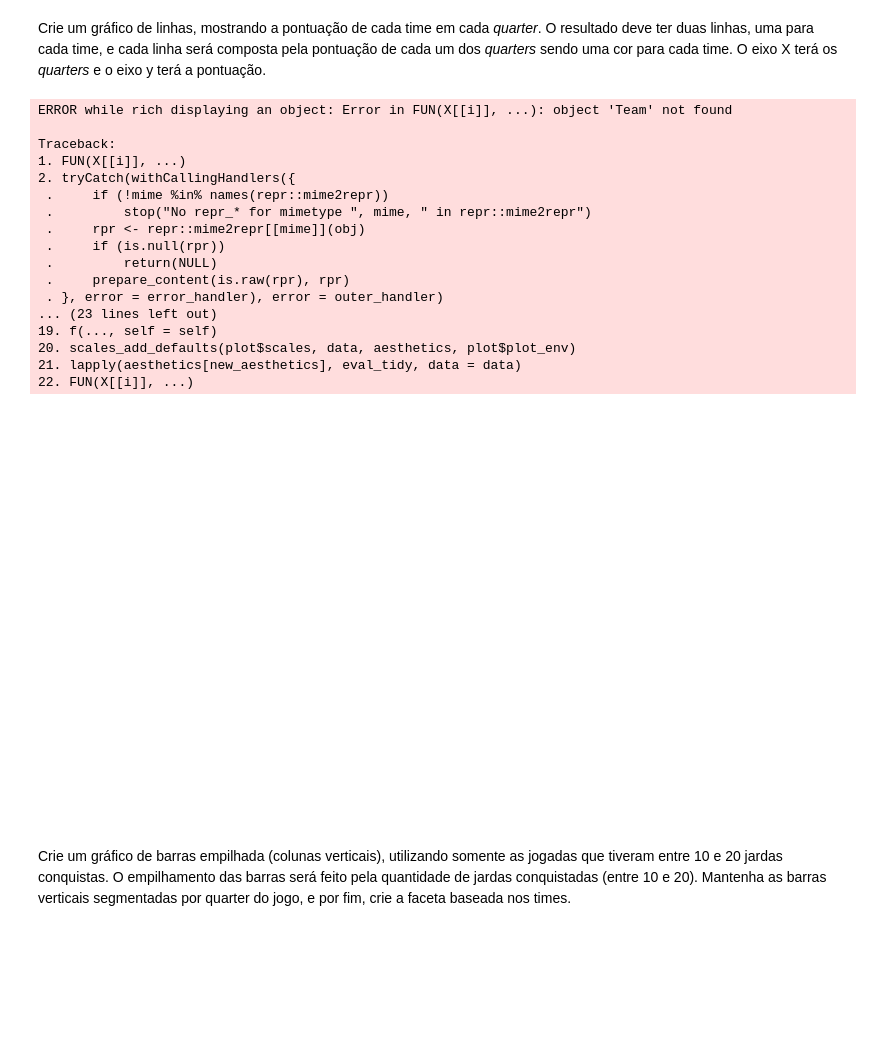
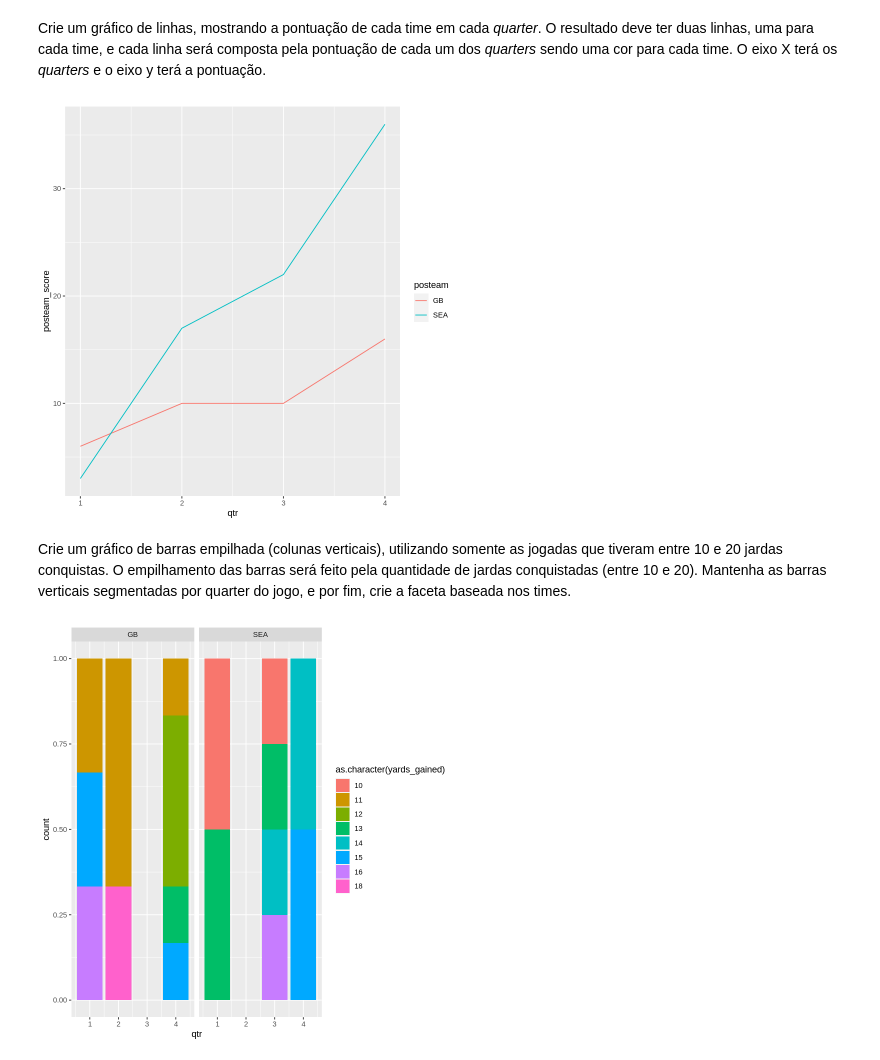
Before and after one commit to arthuravilez/mackenzie, a Jupyter notebook: Exercício_Trilha7_ExercicioAprofundamento.ipynb, the cells around one changed output. Saved outputs shown, nothing was run; the diff lists cells and outputs as text; code cells hidden in the pictures; blank space fills up the shorter version.

```diff
--- a/Exercício_Trilha7_ExercicioAprofundamento.ipynb
+++ b/Exercício_Trilha7_ExercicioAprofundamento.ipynb
@@ -358,29 +365,19 @@ A tibble: 1 × 7
 #### Desafio de geração de gráfico
 # %% [markdown]
 Crie um gráfico de linhas, mostrando a pontuação de cada time em cada *quarter*. O resultado deve ter duas linhas, uma para cada time, e cada linha será composta pela pontuação de cada um dos *quarters* sendo uma cor para cada time. O eixo X terá os *quarters* e o eixo y terá a pontuação.
-# %%
-# Seu código de resposta vai aqui
-ggplot(temporada, aes(x = Team, y = Rec.TD, fill = Team)) + geom_boxplot(alpha = 0.4) +
-    theme(legend.position = "none")
-# %% [output]
-ERROR while rich displaying an object: Error in FUN(X[[i]], ...): object 'Team' not found
-
-Traceback:
-1. FUN(X[[i]], ...)
-2. tryCatch(withCallingHandlers({
- .     if (!mime %in% names(repr::mime2repr))
- .         stop("No repr_* for mimetype ", mime, " in repr::mime2repr")
- .     rpr <- repr::mime2repr[[mime]](obj)
- .     if (is.null(rpr))
- .         return(NULL)
- .     prepare_content(is.raw(rpr), rpr)
- . }, error = error_handler), error = outer_handler)
-... (23 lines left out)
-19. f(..., self = self)
-20. scales_add_defaults(plot$scales, data, aesthetics, plot$plot_env)
-21. lapply(aesthetics[new_aesthetics], eval_tidy, data = data)
-22. FUN(X[[i]], ...)
-[figure, removed]
+# %%
+# Seu código de resposta vai aqui
+pontuacao <- acoesJogadas %>%
+    inner_join(pontuacaoJogadas, by='play_id') %>%
+    select(qtr, posteam, posteam_score) %>%
+    group_by(qtr, posteam) %>%
+    filter(posteam_score == max(posteam_score)) %>%
+    arrange(posteam) %>%
+    unique()
+
+ggplot(pontuacao, aes(x = qtr, y = posteam_score, col=posteam)) + geom_line()
+# %% [output]
+[figure, added]
 # %% [markdown]
 Crie um gráfico de barras empilhada (colunas verticais), utilizando somente as jogadas que tiveram entre 10 e 20 jardas conquistas.
 O empilhamento das barras será feito pela quantidade de jardas conquistadas (entre 10 e 20). Mantenha as barras verticais segmentadas por quarter do jogo, e por fim, crie a faceta baseada nos times.
@@ -391,0 +384,12 @@ ggplot(TotalYD, aes(x = Team, y = Rec_YDs, fill = Team)) + geom_bar(stat = "iden
+# %%
+# Seu código de resposta vai aqui
+jardas <- acoesJogadas %>%
+    inner_join(pontuacaoJogadas, by='play_id') %>%
+    filter(yards_gained >= 10 & yards_gained < 20 ) %>%
+    select(posteam,qtr,yards_gained)
+
+ggplot(jardas, aes(qtr, fill = as.character(yards_gained))) +
+geom_bar(position = "fill") +
+facet_grid(. ~ posteam)
+# %% [output]
+[figure, added]
```
Also changed, not shown: parts of 3 cells of this notebook.
